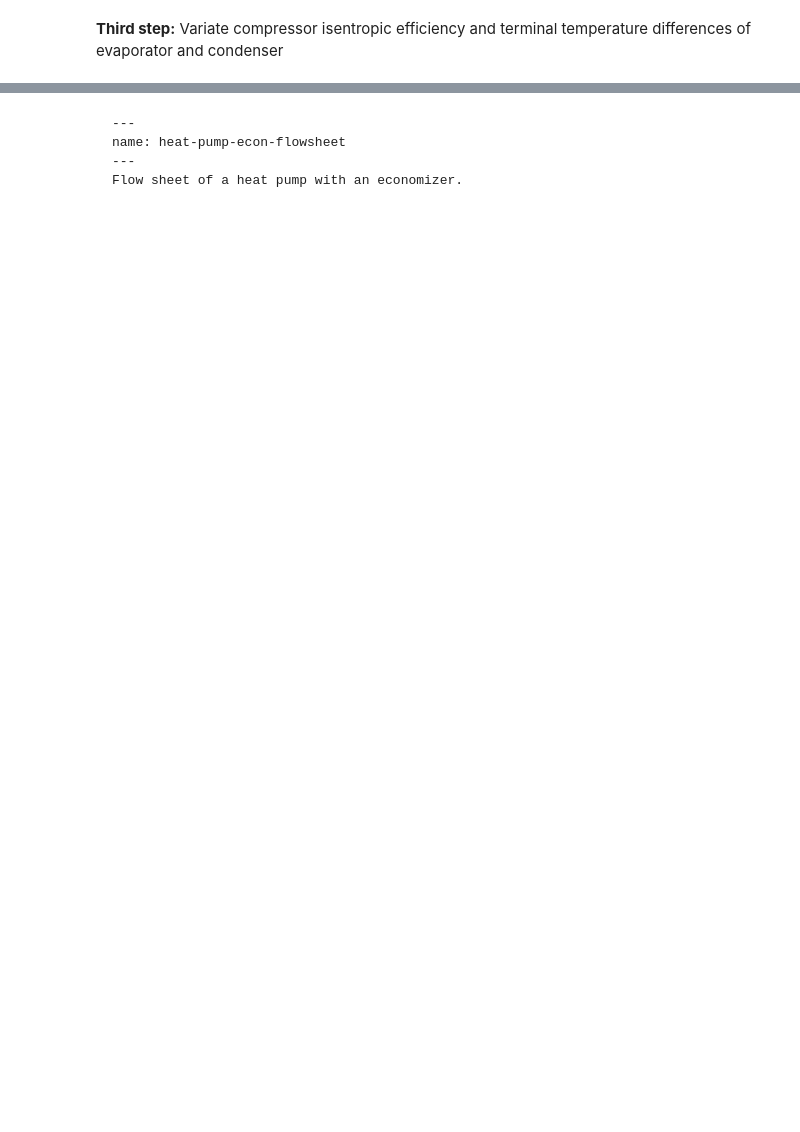
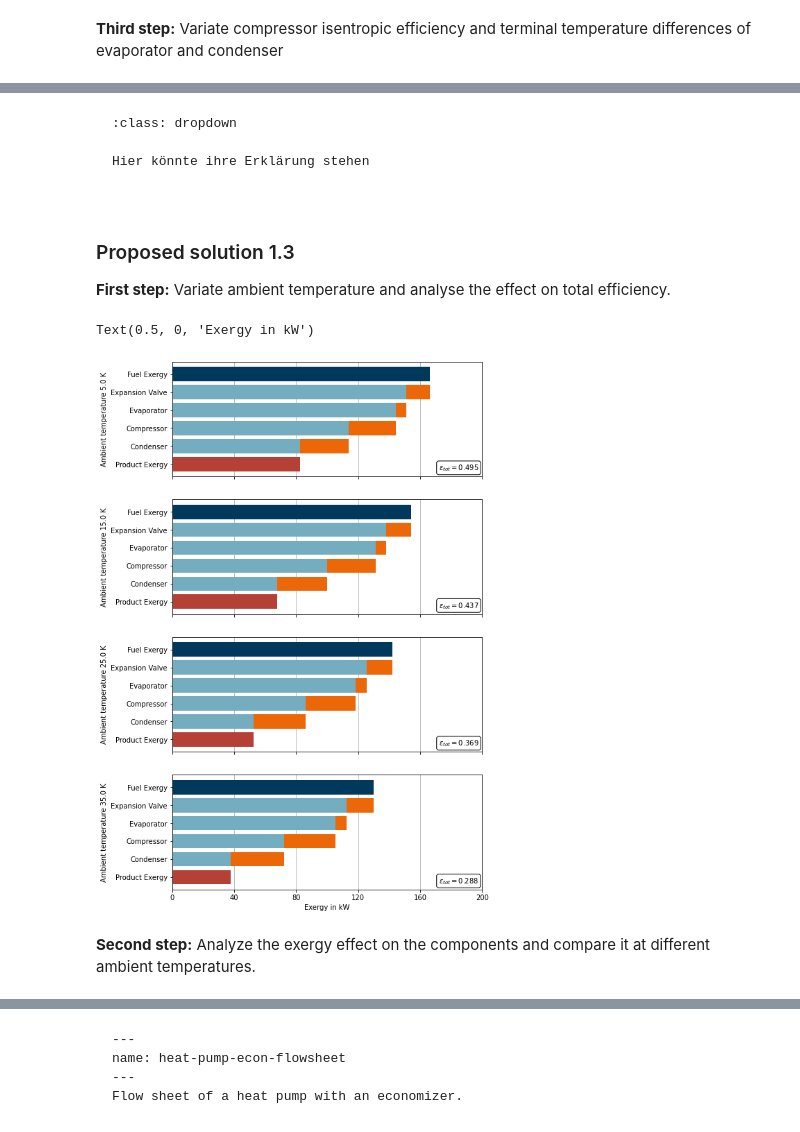
Before and after one commit to fwitte/TESPy_teaching_exergy, a Jupyter notebook: book/cycles/heat-pump.ipynb, the cells around one changed output, grey strips where cells are left out. Cells and saved outputs as stored; diff of their text form; code cells hidden in the pictures; blank space fills up the shorter version.

````diff
--- a/book/cycles/heat-pump.ipynb
+++ b/book/cycles/heat-pump.ipynb
@@ -391,0 +393,65 @@ for col, eta_s in enumerate(eta_s_range):
+# %% [markdown]
+```{admonition} Explanation
+:class: dropdown
+
+Hier könnte ihre Erklärung stehen
+
+```
+# %% [markdown]
+### Proposed solution 1.3
+
+**First step:** Variate ambient temperature and analyse the effect on total efficiency.
+# %%
+# Reset the isentropic efficiency and terminal temperature differences
+compressor.set_attr(eta_s=0.75)
+evaporator.set_attr(ttd_l=2)
+condenser.set_attr(ttd_u=2)
+nw.solve('design')
+
+T_amb_range = np.linspace(5, 35, 4)
+comps = [
+    'Fuel Exergy', 'Expansion Valve', 'Evaporator', 'Compressor', 'Condenser',
+    'Product Exergy'
+    ]
+
+fig, axs = plt.subplots(len(T_amb_range), 1, sharex=True, sharey=True, figsize=(8, 14))
+axs[0].invert_yaxis()
+
+for row, T_amb in enumerate(T_amb_range):
+    ean = ExergyAnalysis(network=nw, E_F=[heat_in, power_in], E_P=[heat_out])
+    ean.analyse(pamb=1.013, Tamb=T_amb)
+
+    E_P, E_D = get_ean_results(ean, comps)
+
+    colors_E_P = ['#74ADC0'] * len(comps)
+    colors_E_P[0] = '#00395B'
+    colors_E_P[-1] = '#B54036'
+
+    axs[row].barh(
+        np.arange(len(comps)), E_P, align='center', color=colors_E_P
+        )
+    axs[row].barh(
+        np.arange(len(comps)), E_D, align='center', left=E_P, label='E_D', color='#EC6707'
+        )
+
+    axs[row].set_yticks(np.arange(len(comps)))
+    axs[row].set_yticklabels(comps)
+    axs[row].grid(axis='x')
+    axs[row].set_axisbelow(True)
+    axs[row].set_xlim([0, 200])
+    axs[row].set_xticks(np.linspace(0, 200, 6))
+
+    axs[row].annotate(
+                f'$\epsilon_{{tot}} = ${ean.network_data["epsilon"]:.3f}', (0.86, 0.075),
+                xycoords='axes fraction',
+                ha='left', va='center', color='k',
+                bbox=dict(boxstyle='round,pad=0.3', fc='white')
+                )
+    axs[row].set_ylabel(f'Ambient temperature {T_amb} K')
+
+axs[row].set_xlabel('Exergy in kW')
+# %% [output]
+Text(0.5, 0, 'Exergy in kW')
+[figure, added]
+# %% [markdown]
+**Second step:** Analyze the exergy effect on the components and compare it at different ambient temperatures.
````
Also changed, not shown: parts of 26 cells of this notebook.
